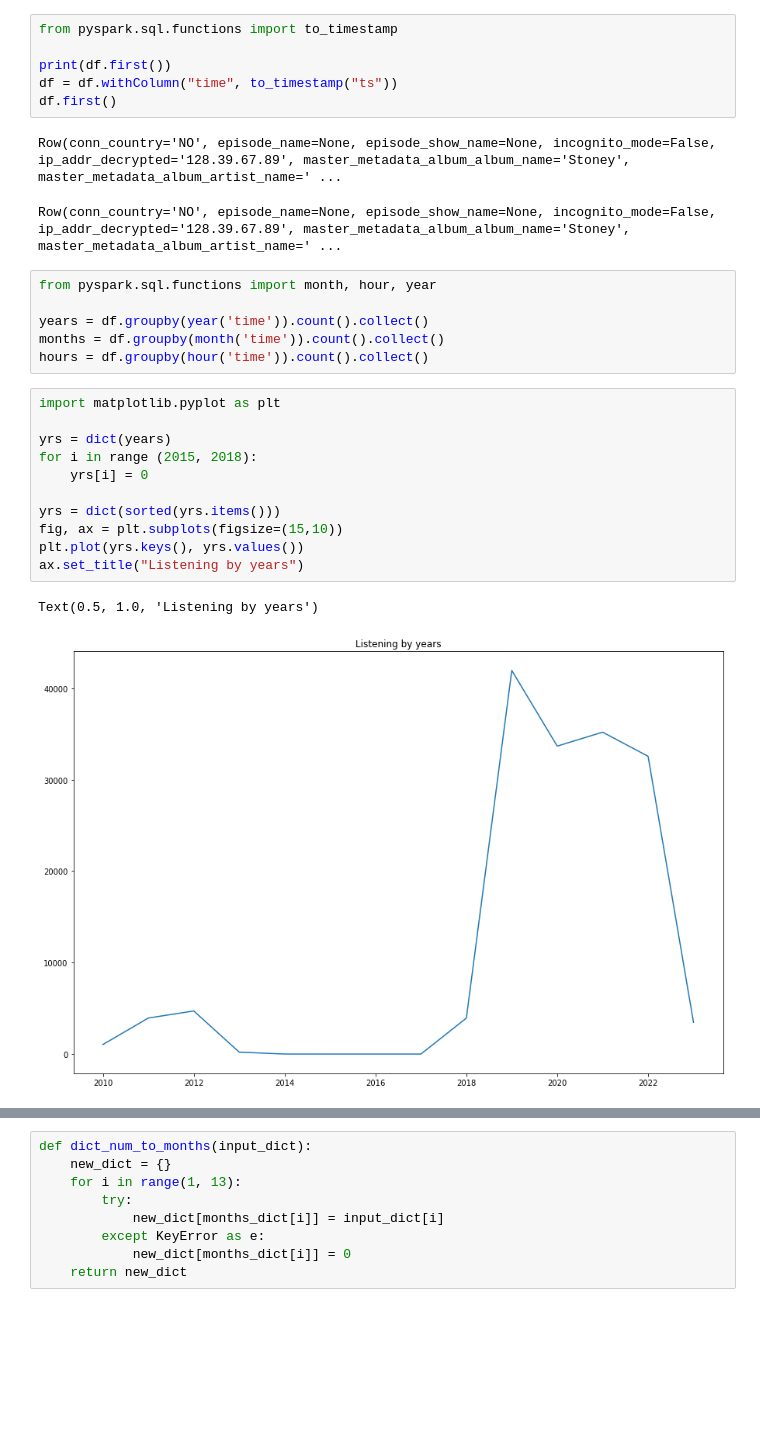
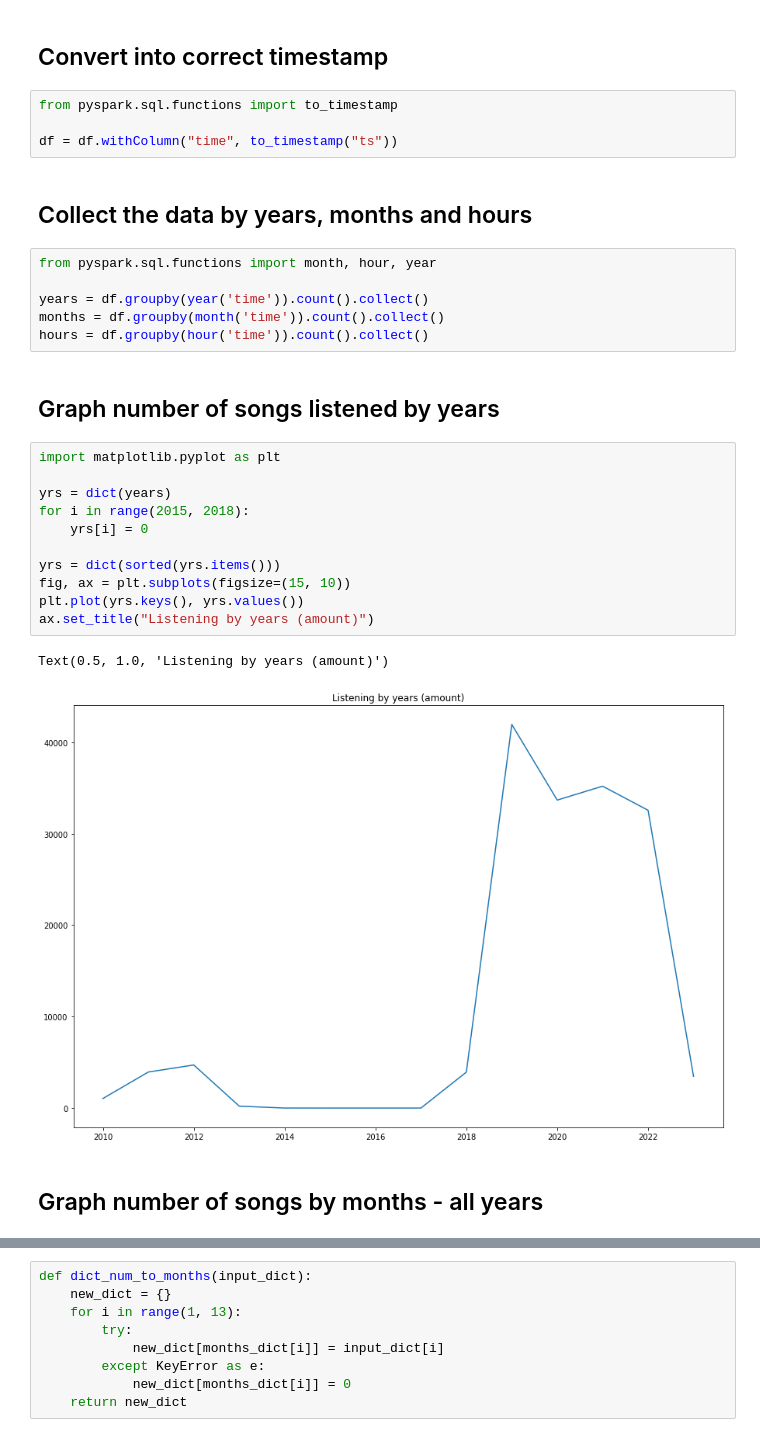
Before and after one commit to treyshotz/Spotify-Analytics, a Jupyter notebook: notebooks/spotify.ipynb, the cells around one changed output, grey strips where cells are left out. Saved outputs shown, nothing was run; the diff lists cells and outputs as text; blank space fills up the shorter version.

```diff
--- a/notebooks/spotify.ipynb
+++ b/notebooks/spotify.ipynb
@@ -78,32 +75,35 @@ root
+# %% [markdown]
+## Convert into correct timestamp
 # %%
 from pyspark.sql.functions import to_timestamp
 
-print(df.first())
 df = df.withColumn("time", to_timestamp("ts"))
-df.first()
-# %% [output]
-Row(conn_country='NO', episode_name=None, episode_show_name=None, incognito_mode=False, ip_addr_decrypted='128.39.67.89', master_metadata_album_album_name='Stoney', master_metadata_album_artist_name=' ...
-Row(conn_country='NO', episode_name=None, episode_show_name=None, incognito_mode=False, ip_addr_decrypted='128.39.67.89', master_metadata_album_album_name='Stoney', master_metadata_album_artist_name=' ...
+# %% [markdown]
+## Collect the data by years, months and hours
 # %%
 from pyspark.sql.functions import month, hour, year
 
 years = df.groupby(year('time')).count().collect()
 months = df.groupby(month('time')).count().collect()
 hours = df.groupby(hour('time')).count().collect()
+# %% [markdown]
+## Graph number of songs listened by years
 # %%
 import matplotlib.pyplot as plt
 
 yrs = dict(years)
-for i in range (2015, 2018):
+for i in range(2015, 2018):
     yrs[i] = 0
 
 yrs = dict(sorted(yrs.items()))
-fig, ax = plt.subplots(figsize=(15,10))
+fig, ax = plt.subplots(figsize=(15, 10))
 plt.plot(yrs.keys(), yrs.values())
-ax.set_title("Listening by years")
+ax.set_title("Listening by years (amount)")
 # %% [output]
-Text(0.5, 1.0, 'Listening by years')
+Text(0.5, 1.0, 'Listening by years (amount)')
-[figure, old version]
+[figure, new version]
+# %% [markdown]
+## Graph number of songs by months - all years
 # %%
 import matplotlib.pyplot as plt
 
```
Also changed, not shown: parts of 38 cells of this notebook.
